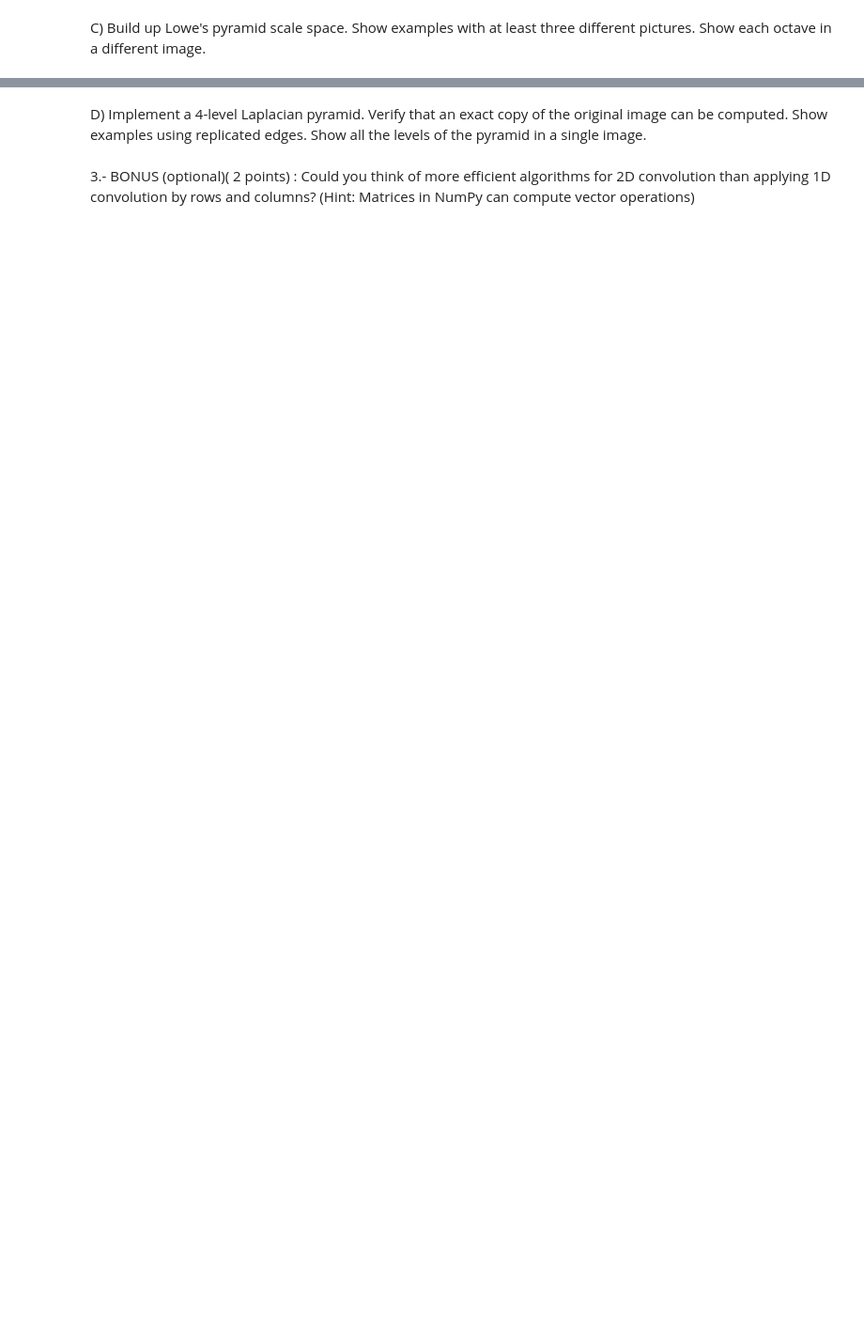
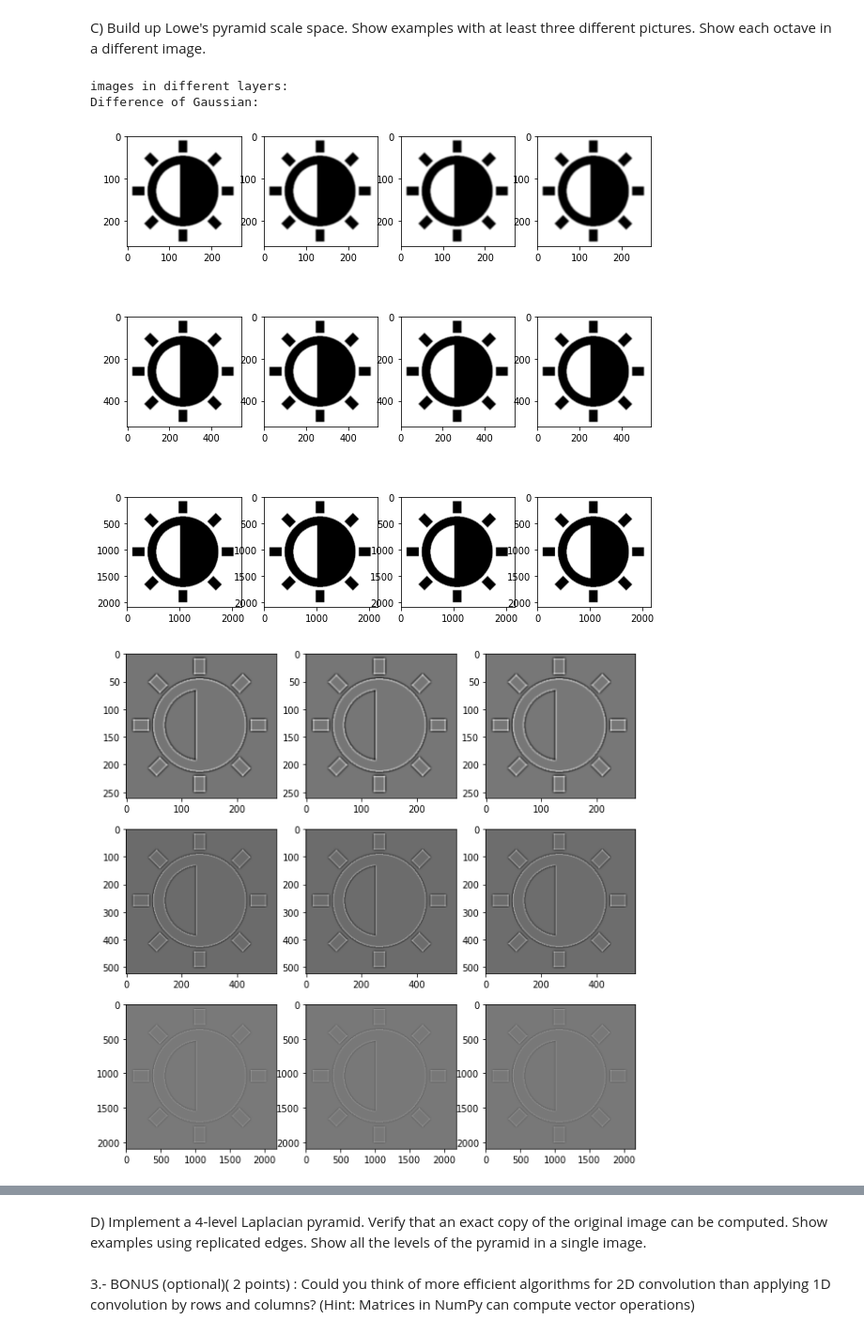
Before and after one commit to RoseSarlake/Computer-Vision, a Jupyter notebook: CV_Assignment1.ipynb, the cells around one changed output, grey strips where cells are left out. Shown at 94% size. Saved outputs shown, nothing was run; the diff lists cells and outputs as text; code cells hidden in the pictures; blank space fills up the shorter version.

```diff
--- a/CV_Assignment1.ipynb
+++ b/CV_Assignment1.ipynb
@@ -487,2 +511,44 @@ Text(0.5, 1.0, 'Upsampled level 3 - pyrUp()')
 # %% [markdown]
 C) Build up Lowe's pyramid scale space. Show examples with at least three different pictures. Show each octave in a different image.
+# %%
+# s determines the number of images per octave, layer determines the number of scale
+def My_Lowepyr(img,s,layer):
+  sigma = 1
+  imglay = [img]
+  DoG = []
+  imgset = [img]
+  for j in range(layer):
+    img = My_sampling(img,j)
+    for i in range(s):
+      col = My_Gaussian(5,sigma*2**((i+1)/s))
+      row = col.reshape(col.shape[0],1)
+      ker = col*row
+      newimg = My_convolve2D(img,ker,padding=2)
+      imgset.append(newimg)
+      # In case get the difference between different size of images
+      if i !=0:
+        DoG.append(imgset[-1]-imgset[-2])
+    imglay.extend(imgset)
+  return imgset,DoG
+# %%
+img2c_1 = cv2.imread("/content/drive/MyDrive/Colab/CV/images/highcon.png")
+img2c_1 = cv2.cvtColor(img2c_1,cv2.COLOR_BGR2GRAY)
+
+[myimgset_c1,mydog_c1] = My_Lowepyr(img2c_1,4,3)
+
+print("images in different layers:")
+plt.figure(figsize=(10,10))
+for i in range (1,len(myimgset_c1)):
+    plt.subplot(3,4,i)
+    plt.imshow(myimgset_c1[i],cmap='gray')
+
+print("Difference of Gaussian:")
+plt.figure(figsize=(10,10))
+for i in range (len(mydog_c1)):
+    plt.subplot(3,3,i+1)
+    plt.imshow(mydog_c1[i],cmap='gray')
+# %% [output]
+images in different layers:
+Difference of Gaussian:
+[figure, added]
+[figure, added]
```
Also changed, not shown: parts of 9 cells of this notebook.
